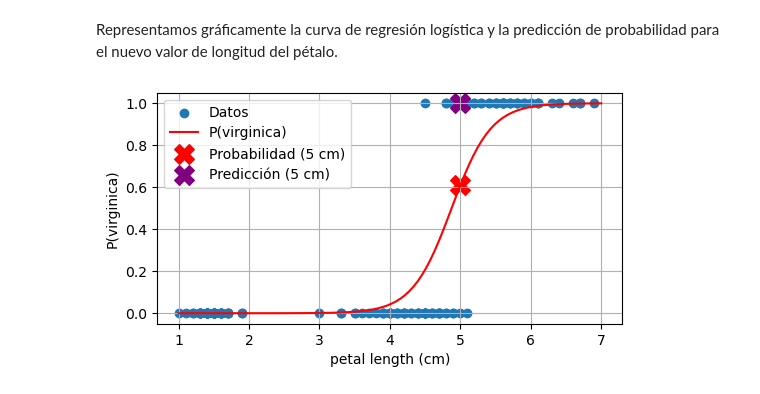
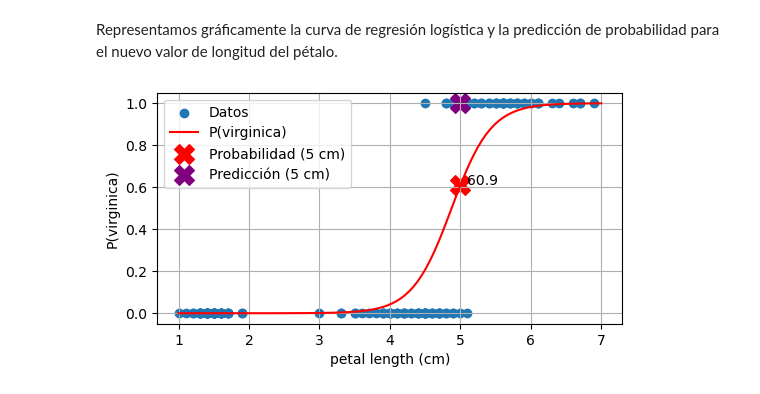
Before and after one commit to avidaldo/ia23, a Jupyter notebook: sklearn/clasificacion_binaria_iris.ipynb, the cells around one changed output. Drawn from its saved outputs; the diff is of its cells as text; code cells hidden in the pictures.

```diff
--- a/sklearn/clasificacion_binaria_iris.ipynb
+++ b/sklearn/clasificacion_binaria_iris.ipynb
@@ -111,6 +111,7 @@ log_reg = LogisticRegression().fit(X, y)
 # %% [markdown]
 Calculamos la predicción y probabilidad para el nuevo valor de 5 cm de longitud del pétalo.
 # %%
-new_iris_petal_width = 5 # Anchura del pétalo de una nueva flor (5 cm)
-new_iris_proba = log_reg.predict_proba([[new_iris_petal_width]])[:,1]
-new_iris_prediction = log_reg.predict([[new_iris_petal_width]])
+new_petal_width = 5 # Anchura del pétalo de una nueva flor (5 cm)
+new_proba = log_reg.predict_proba([[new_petal_width]])[:,1]
+new_prediction = log_reg.predict([[new_petal_width]])
+new_proba
@@ -126,15 +129,18 @@ Representamos gráficamente la curva de regresión logística y la predicción d
 # %%
 plt.figure(figsize=(6, 3))
 plt.scatter(X, y, label="Datos")
 plt.plot(x_sigmoide, y_sigmoide[:, 1], 'r-', label=f"P({iris.target_names[2]})") # Probabilidad de acceso
 
-plt.scatter(new_iris_petal_width, new_iris_proba, color='red', marker='X', s=200, label="Probabilidad (5 cm)")
-plt.scatter(new_iris_petal_width, new_iris_prediction, color='purple', marker='X', s=200, label="Predicción (5 cm)")
+plt.scatter(new_petal_width, new_proba, color='red', marker='X', s=200, label="Probabilidad (5 cm)")
+plt.scatter(new_petal_width, new_prediction, color='purple', marker='X', s=200, label="Predicción (5 cm)")
+
+plt.annotate(round(new_proba[0],3)*100, (new_petal_width, new_proba), textcoords="offset points")
 
 plt.xlabel(iris.feature_names[2])
 plt.ylabel(f"P({iris.target_names[2]})")
 plt.legend()
+
 plt.grid(True)
 plt.show()
 # %% [output]
-[figure, old version]
+[figure, new version]
```
Also changed, not shown: parts of 1 cell of this notebook, 1 other file.
